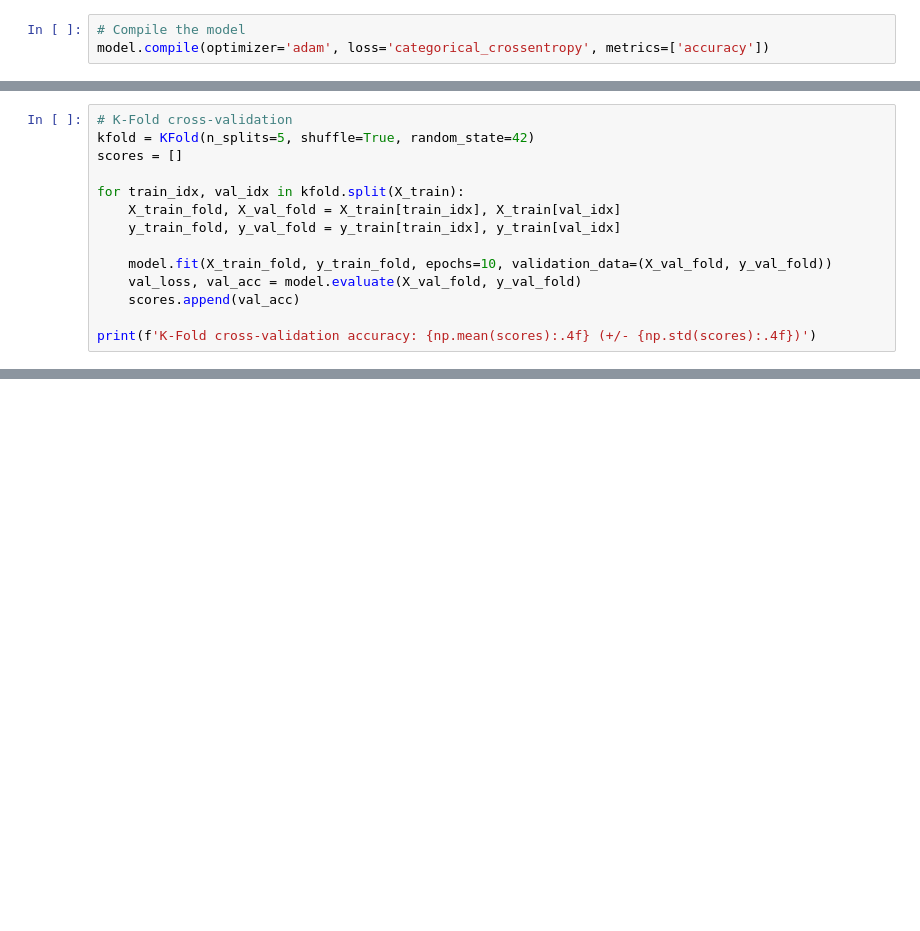
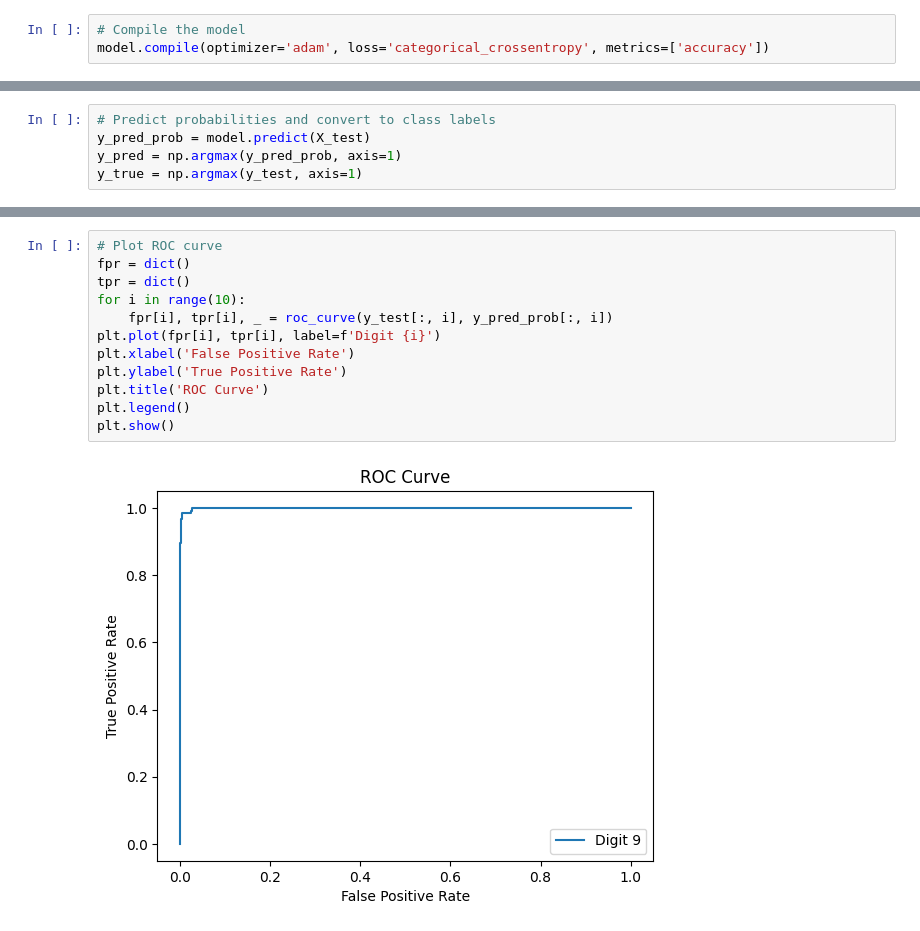
Before and after one commit to manoj99860/Manukalal.github.io, a Jupyter notebook: CNN project.ipynb, the cells around one changed output, grey strips where cells are left out. Drawn from its saved outputs; the diff is of its cells as text; blank space fills up the shorter version.

```diff
--- a/CNN project.ipynb
+++ b/CNN project.ipynb
@@ -93,14 +133,0 @@ plt.show()
-# %%
-# K-Fold cross-validation
-kfold = KFold(n_splits=5, shuffle=True, random_state=42)
-scores = []
-
-for train_idx, val_idx in kfold.split(X_train):
-    X_train_fold, X_val_fold = X_train[train_idx], X_train[val_idx]
-    y_train_fold, y_val_fold = y_train[train_idx], y_train[val_idx]
-
-    model.fit(X_train_fold, y_train_fold, epochs=10, validation_data=(X_val_fold, y_val_fold))
-    val_loss, val_acc = model.evaluate(X_val_fold, y_val_fold)
-    scores.append(val_acc)
-
-print(f'K-Fold cross-validation accuracy: {np.mean(scores):.4f} (+/- {np.std(scores):.4f})')
@@ -127,0 +134,5 @@ print(confusion_mtx)
+# %%
+# Predict probabilities and convert to class labels
+y_pred_prob = model.predict(X_test)
+y_pred = np.argmax(y_pred_prob, axis=1)
+y_true = np.argmax(y_test, axis=1)
@@ -127,0 +153,14 @@ print(confusion_mtx)
+# %%
+# Plot ROC curve
+fpr = dict()
+tpr = dict()
+for i in range(10):
+    fpr[i], tpr[i], _ = roc_curve(y_test[:, i], y_pred_prob[:, i])
+plt.plot(fpr[i], tpr[i], label=f'Digit {i}')
+plt.xlabel('False Positive Rate')
+plt.ylabel('True Positive Rate')
+plt.title('ROC Curve')
+plt.legend()
+plt.show()
+# %% [output]
+[figure, added]
```
Also changed, not shown: parts of 25 cells of this notebook.
